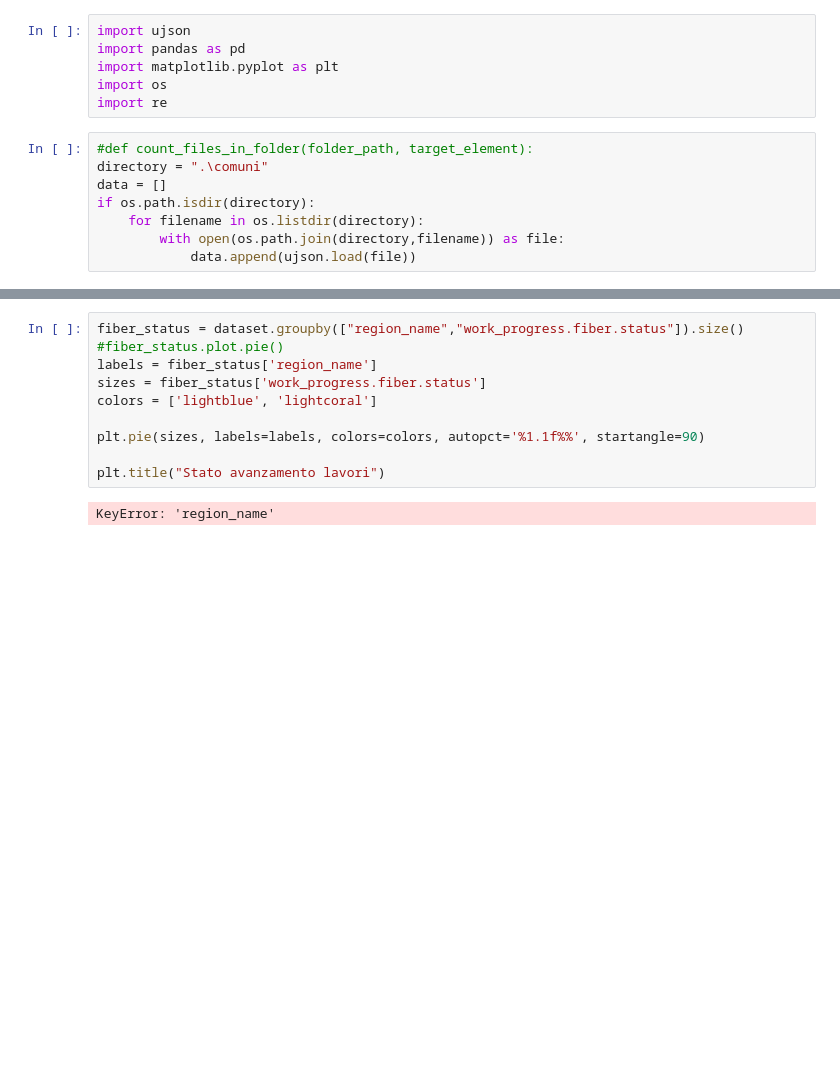
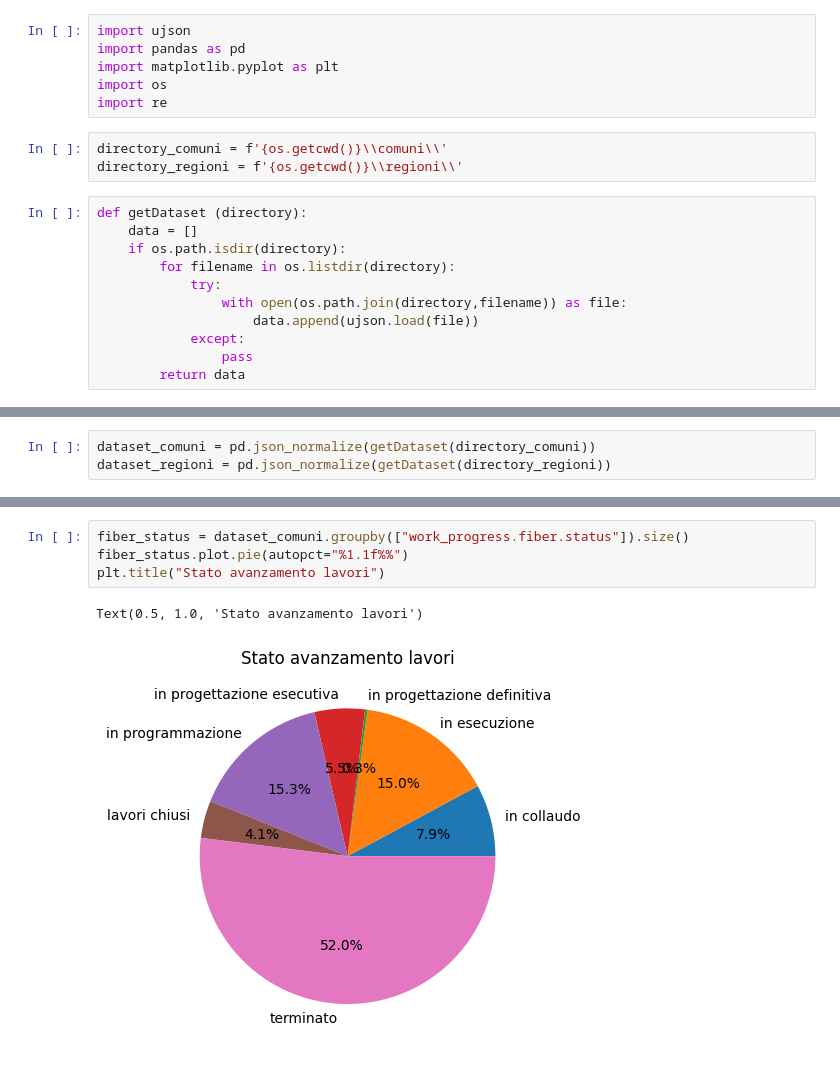
Before and after one commit to alemk96/bul_study, a Jupyter notebook: analyzer.ipynb, the cells around one changed output, grey strips where cells are left out. Cells and saved outputs as stored; diff of their text form; blank space fills up the shorter version.

Commit message:
improved getDataset function

```diff
--- a/analyzer.ipynb
+++ b/analyzer.ipynb
@@ -6,11 +6,17 @@ import pandas as pd
 import matplotlib.pyplot as plt
 import os
 import re
+# %%
+directory_comuni = f'{os.getcwd()}\\comuni\\'
+directory_regioni = f'{os.getcwd()}\\regioni\\'
 # %%
-#def count_files_in_folder(folder_path, target_element):
-directory = ".\comuni"
-data = []
-if os.path.isdir(directory):
-    for filename in os.listdir(directory):
-        with open(os.path.join(directory,filename)) as file:
-            data.append(ujson.load(file))
+def getDataset (directory):
+    data = []
+    if os.path.isdir(directory):
+        for filename in os.listdir(directory):
+            try:
+                with open(os.path.join(directory,filename)) as file:
+                    data.append(ujson.load(file))
+            except:
+                pass
+        return data
@@ -38,0 +23,3 @@ memory usage: 1.9+ MB
+# %%
+dataset_comuni = pd.json_normalize(getDataset(directory_comuni))
+dataset_regioni = pd.json_normalize(getDataset(directory_regioni))
@@ -39,13 +47,8 @@ memory usage: 1.9+ MB
 # %%
-fiber_status = dataset.groupby(["region_name","work_progress.fiber.status"]).size()
-#fiber_status.plot.pie()
-labels = fiber_status['region_name']
-sizes = fiber_status['work_progress.fiber.status']
-colors = ['lightblue', 'lightcoral']
-
-plt.pie(sizes, labels=labels, colors=colors, autopct='%1.1f%%', startangle=90)
-
+fiber_status = dataset_comuni.groupby(["work_progress.fiber.status"]).size()
+fiber_status.plot.pie(autopct="%1.1f%%")
 plt.title("Stato avanzamento lavori")
 # %% [output]
-KeyError: 'region_name'
+Text(0.5, 1.0, 'Stato avanzamento lavori')
+[figure, added]
 # %%
```
Also changed, not shown: parts of 6 cells of this notebook, 22 other files.
